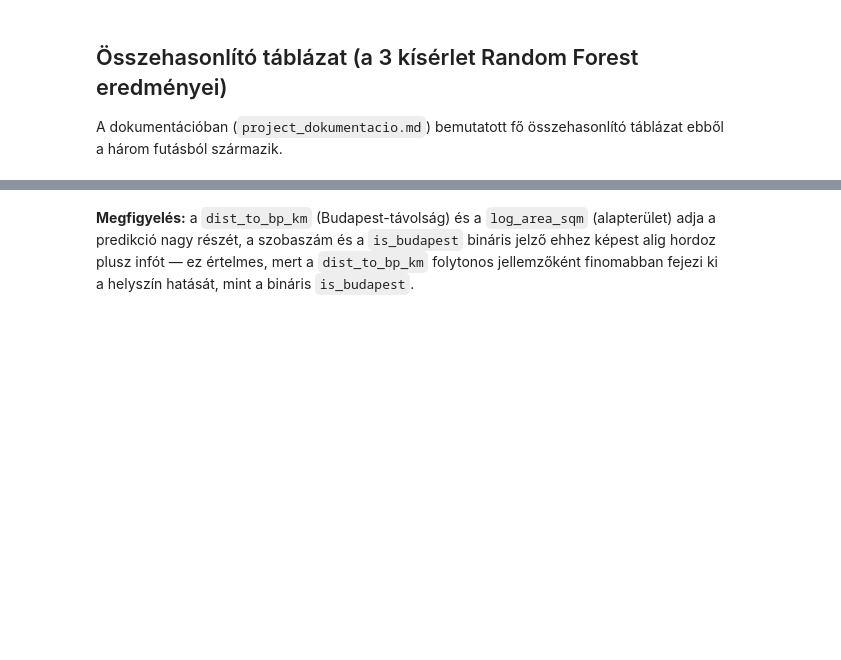
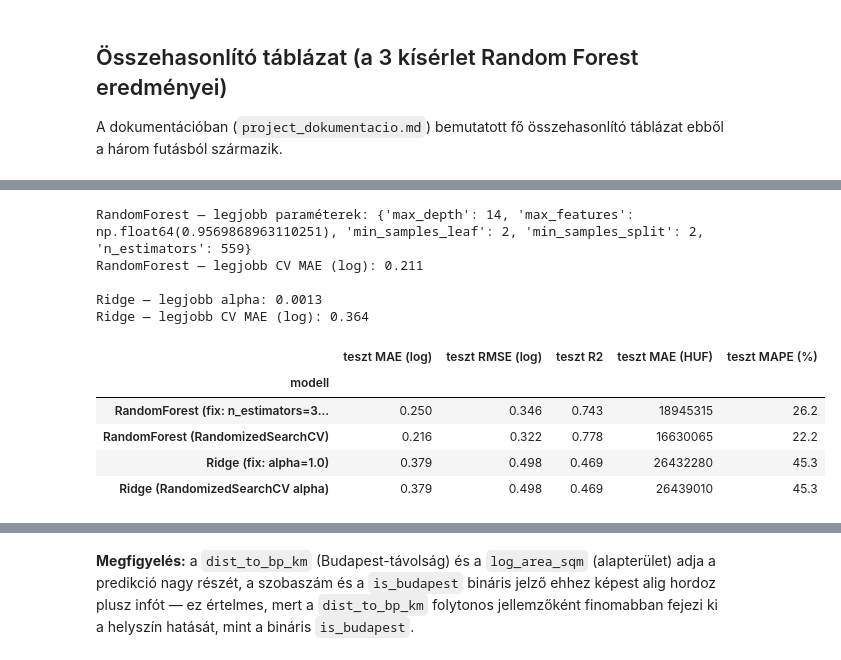
Before and after one commit to istvanmolitor/ingatlan, a Jupyter notebook: notebooks/02_modeling.ipynb, the cells around one changed output, grey strips where cells are left out. Cells and saved outputs as stored; diff of their text form; code cells hidden in the pictures; blank space fills up the shorter version.

```diff
--- a/notebooks/02_modeling.ipynb
+++ b/notebooks/02_modeling.ipynb
@@ -243,0 +279,73 @@ summary
+# %%
+from sklearn.model_selection import RandomizedSearchCV
+from scipy.stats import randint, uniform, loguniform
+
+X_train, X_test, y_train, y_test = split_clean
+kf = KFold(n_splits=5, shuffle=True, random_state=RANDOM_STATE)
+
+rf_param_dist = {
+    "n_estimators": randint(100, 600),
+    "max_depth": randint(3, 16),
+    "min_samples_leaf": randint(1, 10),
+    "min_samples_split": randint(2, 20),
+    "max_features": uniform(0.3, 0.7),
+}
+rf_search = RandomizedSearchCV(
+    RandomForestRegressor(random_state=RANDOM_STATE),
+    param_distributions=rf_param_dist,
+    n_iter=50,
+    scoring="neg_mean_absolute_error",
+    cv=kf,
+    random_state=RANDOM_STATE,
+    n_jobs=-1,
+)
+rf_search.fit(X_train, y_train)
+print("RandomForest — legjobb paraméterek:", rf_search.best_params_)
+print("RandomForest — legjobb CV MAE (log):", round(-rf_search.best_score_, 3))
+
+ridge_param_dist = {"ridge__alpha": loguniform(1e-3, 1e3)}
+ridge_search = RandomizedSearchCV(
+    make_pipeline(StandardScaler(), Ridge(random_state=RANDOM_STATE)),
+    param_distributions=ridge_param_dist,
+    n_iter=30,
+    scoring="neg_mean_absolute_error",
+    cv=kf,
+    random_state=RANDOM_STATE,
+)
+ridge_search.fit(X_train, y_train)
+print("\nRidge — legjobb alpha:", round(ridge_search.best_params_["ridge__alpha"], 4))
+print("Ridge — legjobb CV MAE (log):", round(-ridge_search.best_score_, 3))
+
+
+def test_metrics(model, X_test, y_test, label=""):
+    pred = model.predict(X_test)
+    pred_huf, true_huf = np.expm1(pred), np.expm1(y_test)
+    return {
+        "modell": label,
+        "teszt MAE (log)": round(mean_absolute_error(y_test, pred), 3),
+        "teszt RMSE (log)": round(mean_squared_error(y_test, pred) ** 0.5, 3),
+        "teszt R2": round(r2_score(y_test, pred), 3),
+        "teszt MAE (HUF)": round(mean_absolute_error(true_huf, pred_huf)),
+        "teszt MAPE (%)": round(np.mean(np.abs((true_huf - pred_huf) / true_huf)) * 100, 1),
+    }
+
+
+tuning_comparison = pd.DataFrame([
+    test_metrics(fitted_clean["RandomForest"], X_test, y_test, "RandomForest (fix: n_estimators=300, max_depth=6)"),
+    test_metrics(rf_search.best_estimator_, X_test, y_test, "RandomForest (RandomizedSearchCV)"),
+    test_metrics(fitted_clean["Ridge (alpha=1.0)"], X_test, y_test, "Ridge (fix: alpha=1.0)"),
+    test_metrics(ridge_search.best_estimator_, X_test, y_test, "Ridge (RandomizedSearchCV alpha)"),
+]).set_index("modell")
+tuning_comparison
+# %% [output]
+RandomForest — legjobb paraméterek: {'max_depth': 14, 'max_features': np.float64(0.9569868963110251), 'min_samples_leaf': 2, 'min_samples_split': 2, 'n_estimators': 559}
+RandomForest — legjobb CV MAE (log): 0.211
+
+Ridge — legjobb alpha: 0.0013
+Ridge — legjobb CV MAE (log): 0.364
+|  | teszt MAE (log) | teszt RMSE (log) | teszt R2 | teszt MAE (HUF) | teszt MAPE (%) |
+| modell |  |  |  |  |  |
+| RandomForest (fix: n_estimators=3... | 0.250 | 0.346 | 0.743 | 18945315 | 26.2 |
+| RandomForest (RandomizedSearchCV) | 0.216 | 0.322 | 0.778 | 16630065 | 22.2 |
+| Ridge (fix: alpha=1.0) | 0.379 | 0.498 | 0.469 | 26432280 | 45.3 |
+| Ridge (RandomizedSearchCV alpha) | 0.379 | 0.498 | 0.469 | 26439010 | 45.3 |
```
Also changed, not shown: parts of 19 cells of this notebook, 3 other files.
